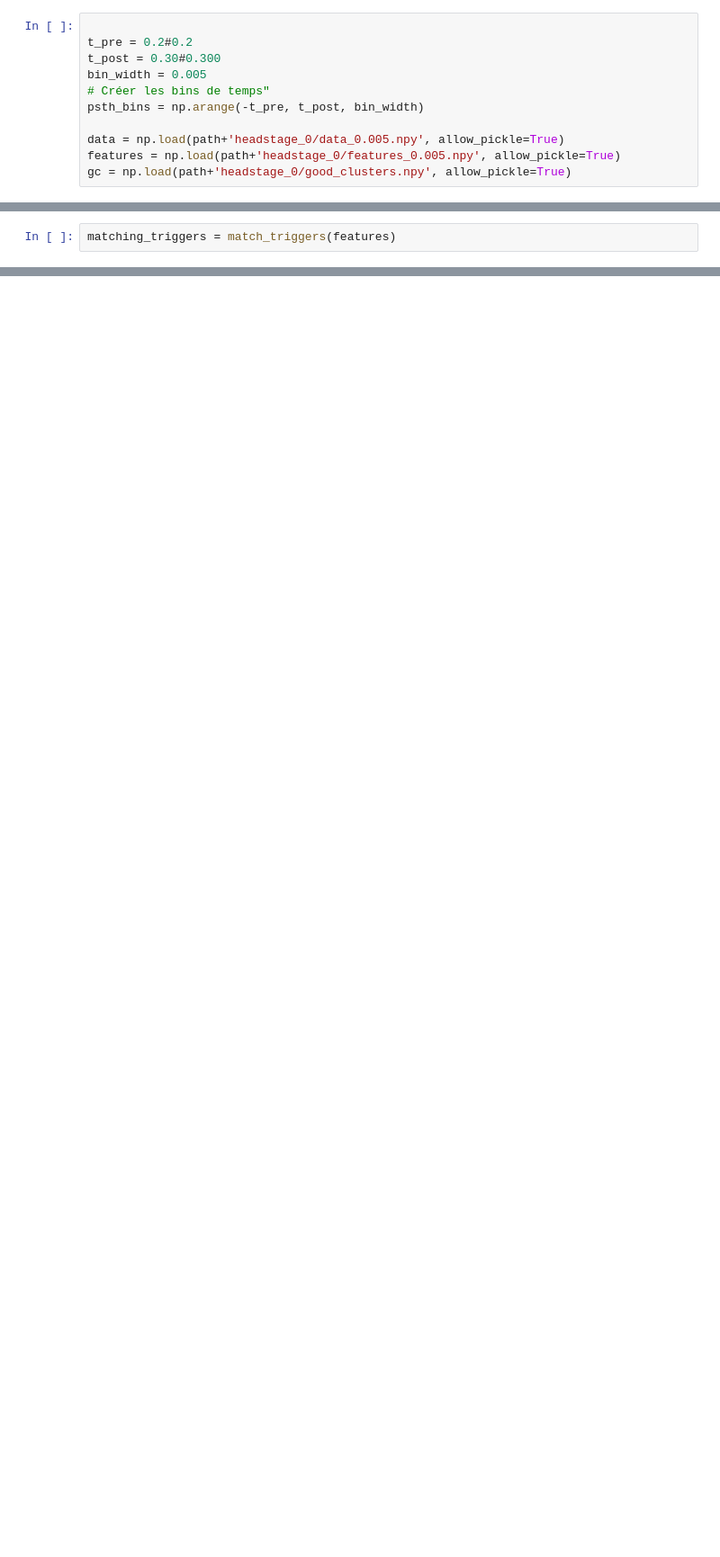
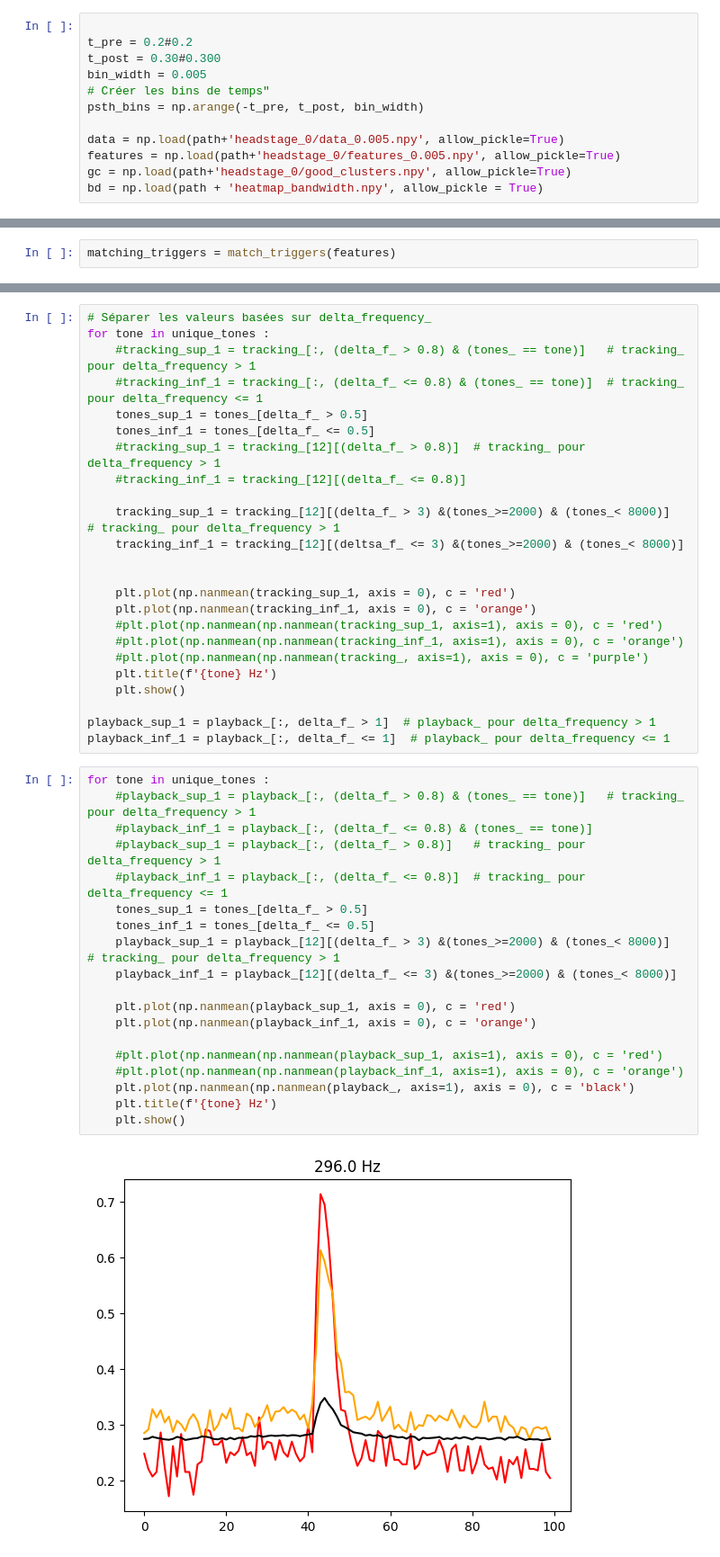
Before and after one commit to felicielevinton/analysebingobike, a Jupyter notebook: delta_frequency.ipynb, the cells around one changed output, grey strips where cells are left out. Shown at 90% size. Cells and saved outputs as stored; diff of their text form; blank space fills up the shorter version.

Commit message:
new delta-frequency

```diff
--- a/delta_frequency.ipynb
+++ b/delta_frequency.ipynb
@@ -31,3 +31,4 @@ psth_bins = np.arange(-t_pre, t_post, bin_width)
 data = np.load(path+'headstage_0/data_0.005.npy', allow_pickle=True)
 features = np.load(path+'headstage_0/features_0.005.npy', allow_pickle=True)
 gc = np.load(path+'headstage_0/good_clusters.npy', allow_pickle=True)
+bd = np.load(path + 'heatmap_bandwidth.npy', allow_pickle = True)
@@ -133,0 +146,45 @@ print(len(tracking_[0]), len(delta_f_), len(playback_[0]))
+# %%
+# Séparer les valeurs basées sur delta_frequency_
+for tone in unique_tones :
+    #tracking_sup_1 = tracking_[:, (delta_f_ > 0.8) & (tones_ == tone)]   # tracking_ pour delta_frequency > 1
+    #tracking_inf_1 = tracking_[:, (delta_f_ <= 0.8) & (tones_ == tone)]  # tracking_ pour delta_frequency <= 1
+    tones_sup_1 = tones_[delta_f_ > 0.5]
+    tones_inf_1 = tones_[delta_f_ <= 0.5]
+    #tracking_sup_1 = tracking_[12][(delta_f_ > 0.8)]  # tracking_ pour delta_frequency > 1
+    #tracking_inf_1 = tracking_[12][(delta_f_ <= 0.8)]
+
+    tracking_sup_1 = tracking_[12][(delta_f_ > 3) &(tones_>=2000) & (tones_< 8000)]  # tracking_ pour delta_frequency > 1
+    tracking_inf_1 = tracking_[12][(deltsa_f_ <= 3) &(tones_>=2000) & (tones_< 8000)]
+
+
+    plt.plot(np.nanmean(tracking_sup_1, axis = 0), c = 'red')
+    plt.plot(np.nanmean(tracking_inf_1, axis = 0), c = 'orange')
+    #plt.plot(np.nanmean(np.nanmean(tracking_sup_1, axis=1), axis = 0), c = 'red')
+    #plt.plot(np.nanmean(np.nanmean(tracking_inf_1, axis=1), axis = 0), c = 'orange')
+    #plt.plot(np.nanmean(np.nanmean(tracking_, axis=1), axis = 0), c = 'purple')
+    plt.title(f'{tone} Hz')
+    plt.show()
+
+playback_sup_1 = playback_[:, delta_f_ > 1]  # playback_ pour delta_frequency > 1
+playback_inf_1 = playback_[:, delta_f_ <= 1]  # playback_ pour delta_frequency <= 1
+# %%
+for tone in unique_tones :
+    #playback_sup_1 = playback_[:, (delta_f_ > 0.8) & (tones_ == tone)]   # tracking_ pour delta_frequency > 1
+    #playback_inf_1 = playback_[:, (delta_f_ <= 0.8) & (tones_ == tone)]
+    #playback_sup_1 = playback_[:, (delta_f_ > 0.8)]   # tracking_ pour delta_frequency > 1
+    #playback_inf_1 = playback_[:, (delta_f_ <= 0.8)]  # tracking_ pour delta_frequency <= 1
+    tones_sup_1 = tones_[delta_f_ > 0.5]
+    tones_inf_1 = tones_[delta_f_ <= 0.5]
+    playback_sup_1 = playback_[12][(delta_f_ > 3) &(tones_>=2000) & (tones_< 8000)]  # tracking_ pour delta_frequency > 1
+    playback_inf_1 = playback_[12][(delta_f_ <= 3) &(tones_>=2000) & (tones_< 8000)]
+
+    plt.plot(np.nanmean(playback_sup_1, axis = 0), c = 'red')
+    plt.plot(np.nanmean(playback_inf_1, axis = 0), c = 'orange')
+
+    #plt.plot(np.nanmean(np.nanmean(playback_sup_1, axis=1), axis = 0), c = 'red')
+    #plt.plot(np.nanmean(np.nanmean(playback_inf_1, axis=1), axis = 0), c = 'orange')
+    plt.plot(np.nanmean(np.nanmean(playback_, axis=1), axis = 0), c = 'black')
+    plt.title(f'{tone} Hz')
+    plt.show()
+# %% [output]
+[figure, added]
```
Also changed, not shown: parts of 13 cells of this notebook, 2 other files.
